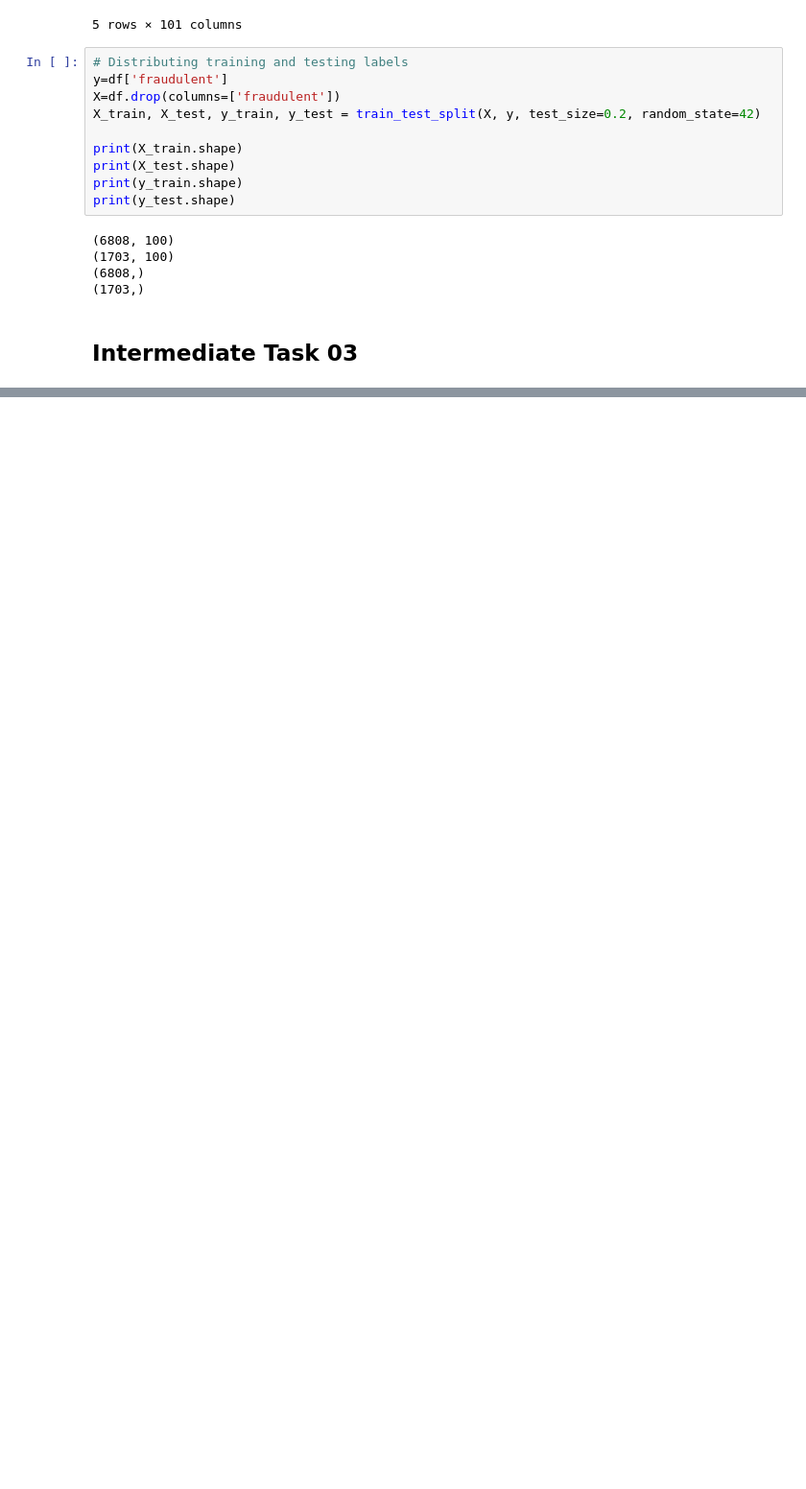
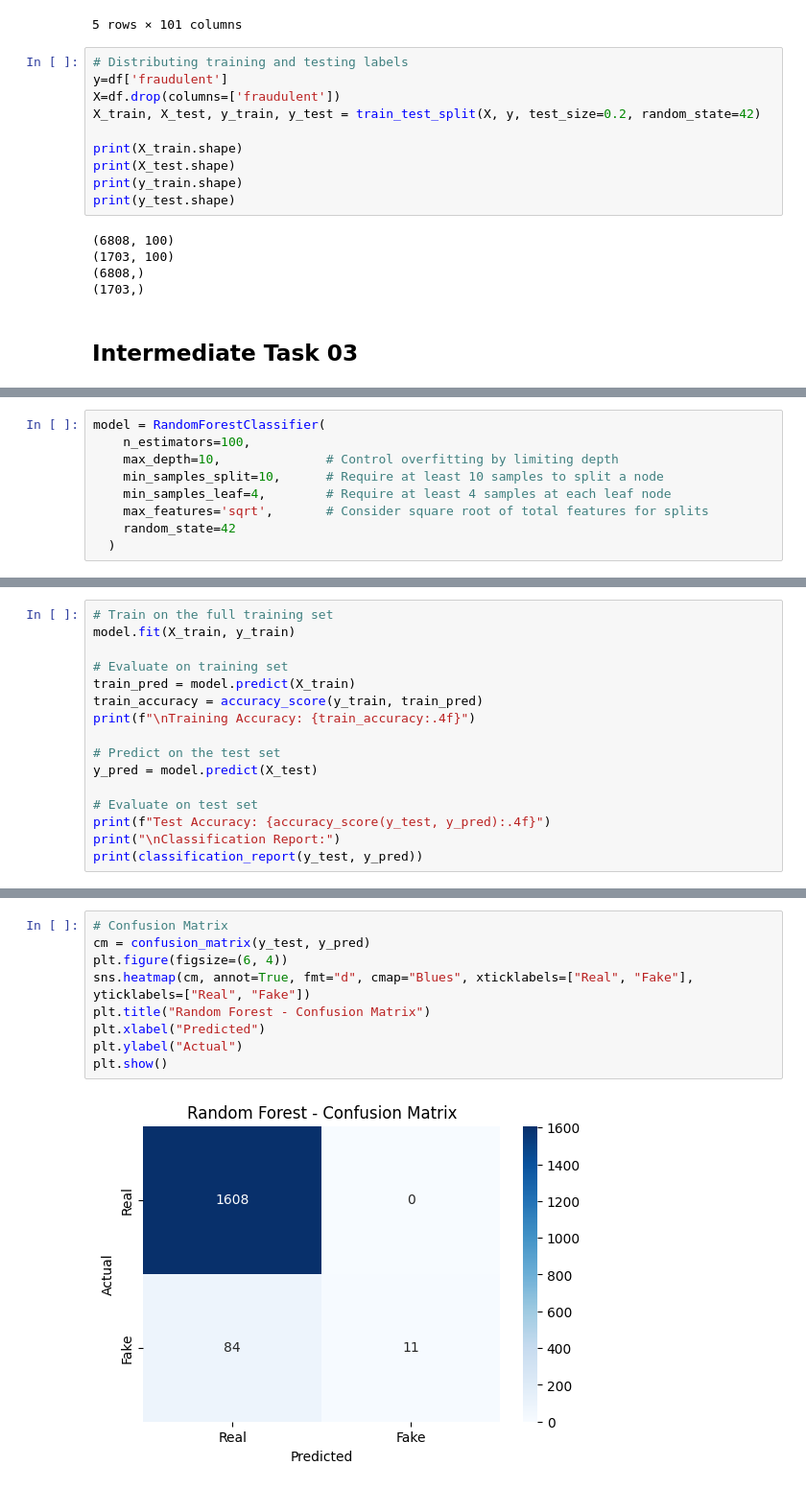
Before and after one commit to Riza-sunesara/YoungDevInterns_Artificial_Intelligence_Tasks, a Jupyter notebook: Intermediate_Tasks/Intermediate_Tasks.ipynb, the cells around one changed output, grey strips where cells are left out. Shown at 96% size. Cells and saved outputs as stored; diff of their text form; blank space fills up the shorter version.

```diff
--- a/Intermediate_Tasks/Intermediate_Tasks.ipynb
+++ b/Intermediate_Tasks/Intermediate_Tasks.ipynb
@@ -412,0 +359,9 @@ Test Accuracy: 0.9777
+# %%
+model = RandomForestClassifier(
+    n_estimators=100,
+    max_depth=10,              # Control overfitting by limiting depth
+    min_samples_split=10,      # Require at least 10 samples to split a node
+    min_samples_leaf=4,        # Require at least 4 samples at each leaf node
+    max_features='sqrt',       # Consider square root of total features for splits
+    random_state=42
+  )
@@ -412,0 +381,16 @@ Test Accuracy: 0.9777
+# %%
+# Train on the full training set
+model.fit(X_train, y_train)
+
+# Evaluate on training set
+train_pred = model.predict(X_train)
+train_accuracy = accuracy_score(y_train, train_pred)
+print(f"\nTraining Accuracy: {train_accuracy:.4f}")
+
+# Predict on the test set
+y_pred = model.predict(X_test)
+
+# Evaluate on test set
+print(f"Test Accuracy: {accuracy_score(y_test, y_pred):.4f}")
+print("\nClassification Report:")
+print(classification_report(y_test, y_pred))
@@ -412,0 +410,11 @@ Test Accuracy: 0.9777
+# %%
+# Confusion Matrix
+cm = confusion_matrix(y_test, y_pred)
+plt.figure(figsize=(6, 4))
+sns.heatmap(cm, annot=True, fmt="d", cmap="Blues", xticklabels=["Real", "Fake"], yticklabels=["Real", "Fake"])
+plt.title("Random Forest - Confusion Matrix")
+plt.xlabel("Predicted")
+plt.ylabel("Actual")
+plt.show()
+# %% [output]
+[figure, added]
```
Also changed, not shown: parts of 10 cells of this notebook.
